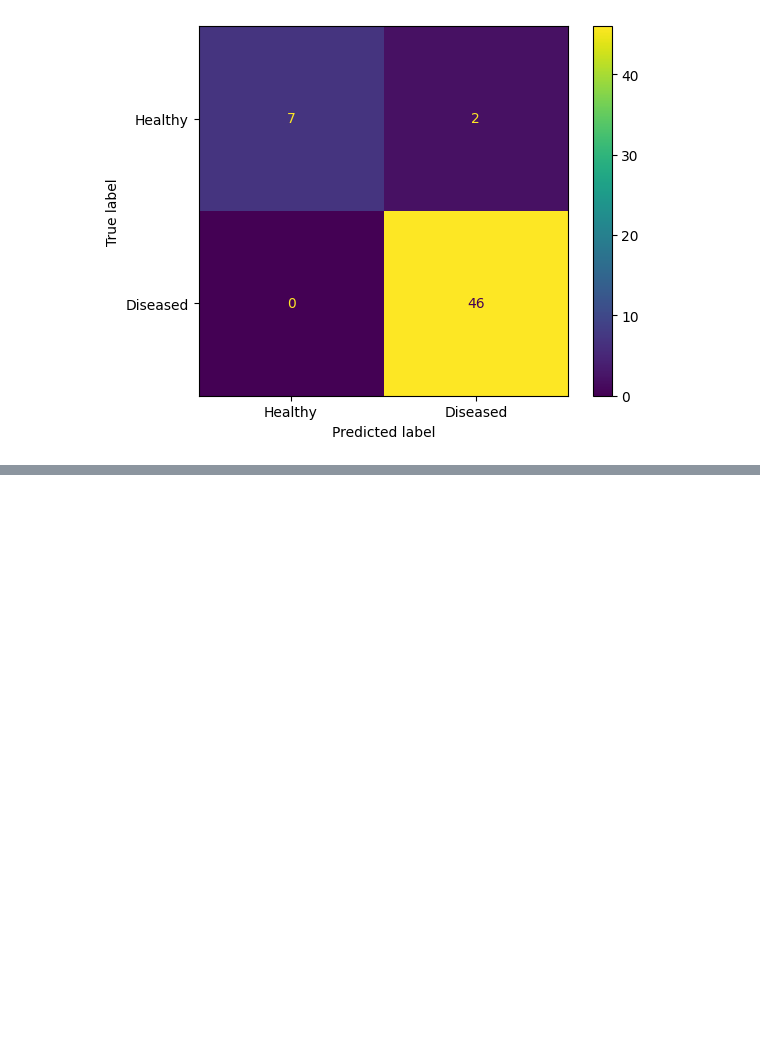
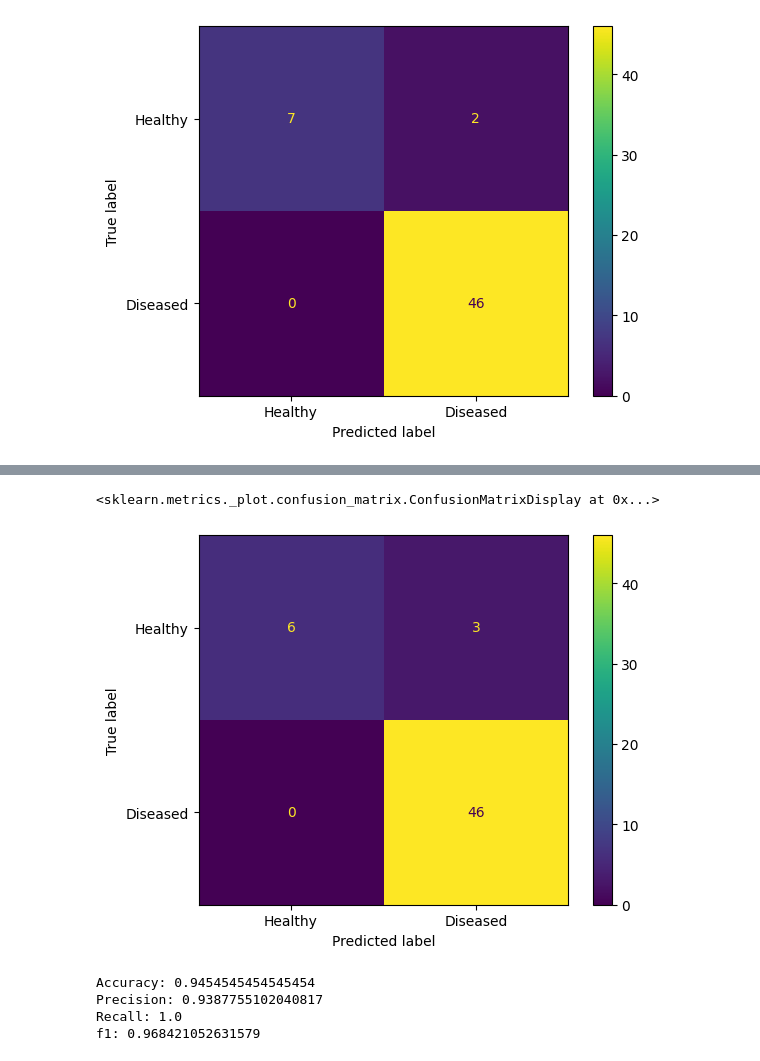
Before and after one commit to thelgis/applied-bioinformatics-thesis, a Jupyter notebook: notebooks/10_ML_with_top_10_de_genes_as_features.ipynb, the cells around one changed output, grey strips where cells are left out. Drawn from its saved outputs; the diff is of its cells as text; code cells hidden in the pictures; blank space fills up the shorter version.

```diff
--- a/notebooks/10_ML_with_top_10_de_genes_as_features.ipynb
+++ b/notebooks/10_ML_with_top_10_de_genes_as_features.ipynb
@@ -290,0 +312,23 @@ f1: 0.9787234042553191
+# %%
+cm = confusion_matrix(y_test, tree_prediction)
+ConfusionMatrixDisplay(confusion_matrix = cm, display_labels = ["Healthy", "Diseased"]).plot()
+# %% [output]
+<sklearn.metrics._plot.confusion_matrix.ConfusionMatrixDisplay at 0x...>
+[figure, added]
+# %%
+accuracy = accuracy_score(y_test, tree_prediction)
+precision = precision_score(y_test, tree_prediction)
+recall = recall_score(y_test, tree_prediction)
+f1 = f1_score(y_test, tree_prediction)
+
+print(f"""
+Accuracy: {accuracy}
+Precision: {precision}
+Recall: {recall}
+f1: {f1}
+""")
+# %% [output]
+Accuracy: 0.9454545454545454
+Precision: 0.9387755102040817
+Recall: 1.0
+f1: 0.968421052631579
```
Also changed, not shown: parts of 5 cells of this notebook.
